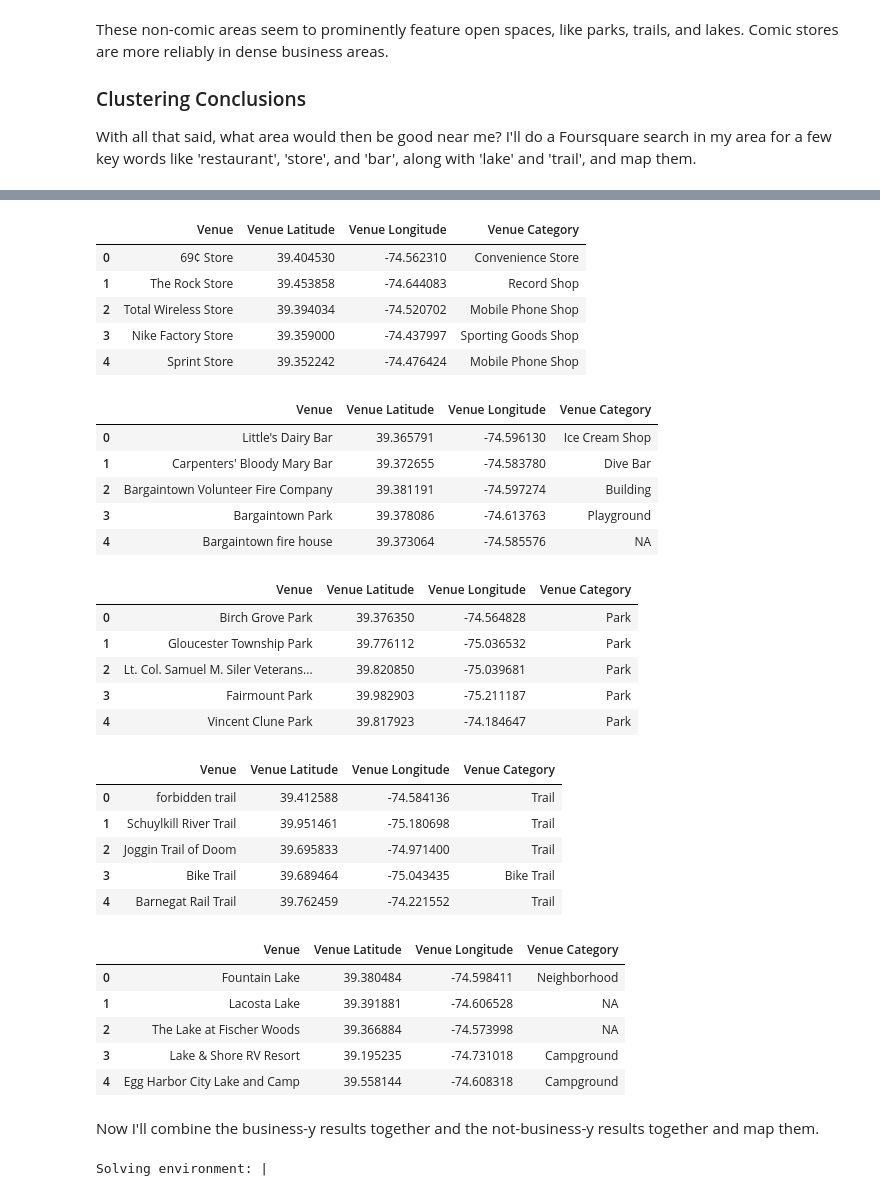
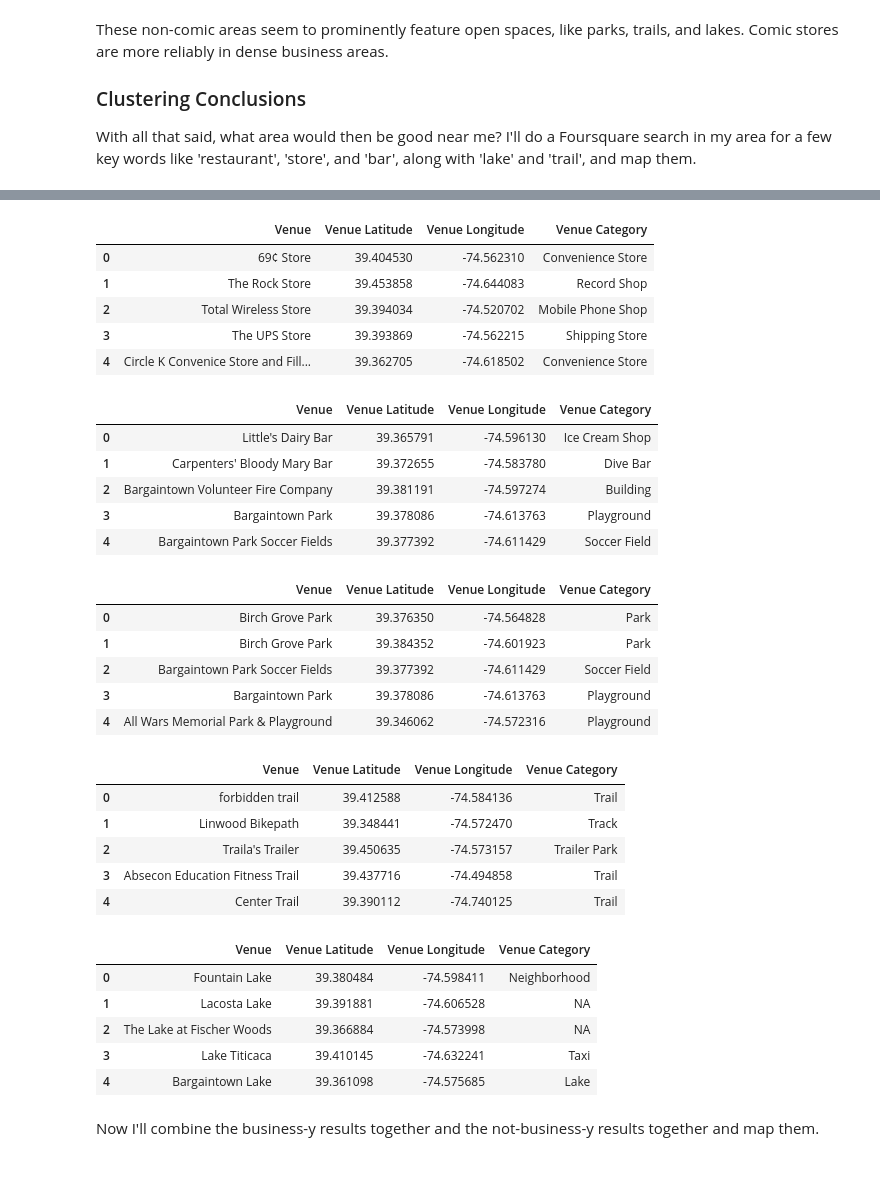
Before and after one commit to akonkel/Coursera_Capstone, a Jupyter notebook: capstone_notebook.ipynb, the cells around one changed output, grey strips where cells are left out. Drawn from its saved outputs; the diff is of its cells as text; code cells hidden in the pictures.

```diff
--- a/capstone_notebook.ipynb
+++ b/capstone_notebook.ipynb
@@ -510,9 +498,9 @@ These non-comic areas seem to prominently feature open spaces, like parks, trail
 ### Clustering Conclusions
 With all that said, what area would then be good near me?  I'll do a Foursquare search in my area for a few key words like 'restaurant', 'store', and 'bar', along with 'lake' and 'trail', and map them.
 # %%
-# Keep things to 100 results, which should be plenty.  Look in a 20 mile radius, or 105600 feet, around my town.
+# Keep things to 100 results, which should be plenty.  Look in a 10 mile radius around my town.
 LIMIT = 100
-radius = 20*5280
+radius = 10*5280
 query = 'restaurant'
 # lat and long for my town from Wikipedia
 lat = 39.378291
@@ -563,11 +551,5 @@ restaurants.head()
 # %%
-# Keep things to 100 results, which should be plenty.  Look in a 20 mile radius, or 105600 feet, around my town.
-LIMIT = 100
-radius = 20*5280
 query = 'store'
-# lat and long for my town from Wikipedia
-lat = 39.378291
-long = -74.599779
 
 store_list = []
 url = 'https://api.foursquare.com/v2/venues/search?&client_id={}&client_secret={}&v={}&ll={},{}&query={}&radius={}&limit={}'.format(
@@ -609,16 +591,10 @@ stores.head()
 | 0 | 69¢ Store | 39.404530 | -74.562310 | Convenience Store |
 | 1 | The Rock Store | 39.453858 | -74.644083 | Record Shop |
 | 2 | Total Wireless Store | 39.394034 | -74.520702 | Mobile Phone Shop |
-| 3 | Nike Factory Store | 39.359000 | -74.437997 | Sporting Goods Shop |
-| 4 | Sprint Store | 39.352242 | -74.476424 | Mobile Phone Shop |
+| 3 | The UPS Store | 39.393869 | -74.562215 | Shipping Store |
+| 4 | Circle K Convenice Store and Fill... | 39.362705 | -74.618502 | Convenience Store |
 # %%
-# Keep things to 100 results, which should be plenty.  Look in a 20 mile radius, or 105600 feet, around my town.
-LIMIT = 100
-radius = 20*5280
 query = 'bar'
-# lat and long for my town from Wikipedia
-lat = 39.378291
-long = -74.599779
 
 bar_list = []
 url = 'https://api.foursquare.com/v2/venues/search?&client_id={}&client_secret={}&v={}&ll={},{}&query={}&radius={}&limit={}'.format(
@@ -661,15 +637,9 @@ bars.head()
 | 1 | Carpenters' Bloody Mary Bar | 39.372655 | -74.583780 | Dive Bar |
 | 2 | Bargaintown Volunteer Fire Company | 39.381191 | -74.597274 | Building |
 | 3 | Bargaintown Park | 39.378086 | -74.613763 | Playground |
-| 4 | Bargaintown fire house | 39.373064 | -74.585576 | NA |
+| 4 | Bargaintown Park Soccer Fields | 39.377392 | -74.611429 | Soccer Field |
 # %%
-# Keep things to 100 results, which should be plenty.  Look in a 20 mile radius, or 105600 feet, around my town.
-LIMIT = 100
-radius = 20*5280
 query = 'park'
-# lat and long for my town from Wikipedia
-lat = 39.378291
-long = -74.599779
 
 park_list = []
 url = 'https://api.foursquare.com/v2/venues/search?&client_id={}&client_secret={}&v={}&ll={},{}&query={}&radius={}&limit={}'.format(
@@ -682,45 +652,39 @@ url = 'https://api.foursquare.com/v2/venues/search?&client_id={}&client_secret={
             radius,
             LIMIT)
 
 results = requests.get(url).json()["response"]['venues']
 
 # return only relevant information for each nearby venue.  Not all have a category, so have to deal with that
 for v in results:
     if len(v['categories'])==0:
         park_list.append([(
         v['name'],
         v['location']['lat'],
         v['location']['lng'],
         'NA')])
     else:
         park_list.append([(
         v['name'],
         v['location']['lat'],
         v['location']['lng'],
         v['categories'][0]['name'])])
 
 parks = pd.DataFrame([item for venue_list in park_list for item in venue_list])
 parks.columns = [
                   'Venue',
                   'Venue Latitude',
                   'Venue Longitude',
                   'Venue Category']
 parks.head()
 # %% [output]
 |  | Venue | Venue Latitude | Venue Longitude | Venue Category |
 | 0 | Birch Grove Park | 39.376350 | -74.564828 | Park |
-| 1 | Gloucester Township Park | 39.776112 | -75.036532 | Park |
-| 2 | Lt. Col. Samuel M. Siler Veterans... | 39.820850 | -75.039681 | Park |
-| 3 | Fairmount Park | 39.982903 | -75.211187 | Park |
-| 4 | Vincent Clune Park | 39.817923 | -74.184647 | Park |
+| 1 | Birch Grove Park | 39.384352 | -74.601923 | Park |
+| 2 | Bargaintown Park Soccer Fields | 39.377392 | -74.611429 | Soccer Field |
+| 3 | Bargaintown Park | 39.378086 | -74.613763 | Playground |
+| 4 | All Wars Memorial Park & Playground | 39.346062 | -74.572316 | Playground |
 # %%
-# Keep things to 100 results, which should be plenty.  Look in a 20 mile radius, or 105600 feet, around my town.
-LIMIT = 100
-radius = 20*5280
 query = 'trail'
-# lat and long for my town from Wikipedia
-lat = 39.378291
-long = -74.599779
 
 trail_list = []
 url = 'https://api.foursquare.com/v2/venues/search?&client_id={}&client_secret={}&v={}&ll={},{}&query={}&radius={}&limit={}'.format(
@@ -760,18 +724,12 @@ trails.head()
 # %% [output]
 |  | Venue | Venue Latitude | Venue Longitude | Venue Category |
 | 0 | forbidden trail | 39.412588 | -74.584136 | Trail |
-| 1 | Schuylkill River Trail | 39.951461 | -75.180698 | Trail |
-| 2 | Joggin Trail of Doom | 39.695833 | -74.971400 | Trail |
-| 3 | Bike Trail | 39.689464 | -75.043435 | Bike Trail |
-| 4 | Barnegat Rail Trail | 39.762459 | -74.221552 | Trail |
+| 1 | Linwood Bikepath | 39.348441 | -74.572470 | Track |
+| 2 | Traila's Trailer | 39.450635 | -74.573157 | Trailer Park |
+| 3 | Absecon Education Fitness Trail | 39.437716 | -74.494858 | Trail |
+| 4 | Center Trail | 39.390112 | -74.740125 | Trail |
 # %%
-# Keep things to 100 results, which should be plenty.  Look in a 20 mile radius, or 105600 feet, around my town.
-LIMIT = 100
-radius = 20*5280
 query = 'lake'
-# lat and long for my town from Wikipedia
-lat = 39.378291
-long = -74.599779
 
 lake_list = []
 url = 'https://api.foursquare.com/v2/venues/search?&client_id={}&client_secret={}&v={}&ll={},{}&query={}&radius={}&limit={}'.format(
@@ -813,16 +771,7 @@ lakes.head()
 | 0 | Fountain Lake | 39.380484 | -74.598411 | Neighborhood |
 | 1 | Lacosta Lake | 39.391881 | -74.606528 | NA |
 | 2 | The Lake at Fischer Woods | 39.366884 | -74.573998 | NA |
-| 3 | Lake & Shore RV Resort | 39.195235 | -74.731018 | Campground |
-| 4 | Egg Harbor City Lake and Camp | 39.558144 | -74.608318 | Campground |
+| 3 | Lake Titicaca | 39.410145 | -74.632241 | Taxi |
+| 4 | Bargaintown Lake | 39.361098 | -74.575685 | Lake |
 # %% [markdown]
 Now I'll combine the business-y results together and the not-business-y results together and map them.
-# %%
-businesses = pd.concat([restaurants,stores,bars])
-nature = pd.concat([parks,trails,lakes])
-
-#!conda install -c conda-forge folium=0.5.0 --yes # uncomment this line if not installed
-import folium
-map_clusters = folium.Map(location=[lat, long], zoom_start=10)
-# %% [output]
-Solving environment: |
```
Also changed, not shown: parts of 22 cells of this notebook.
